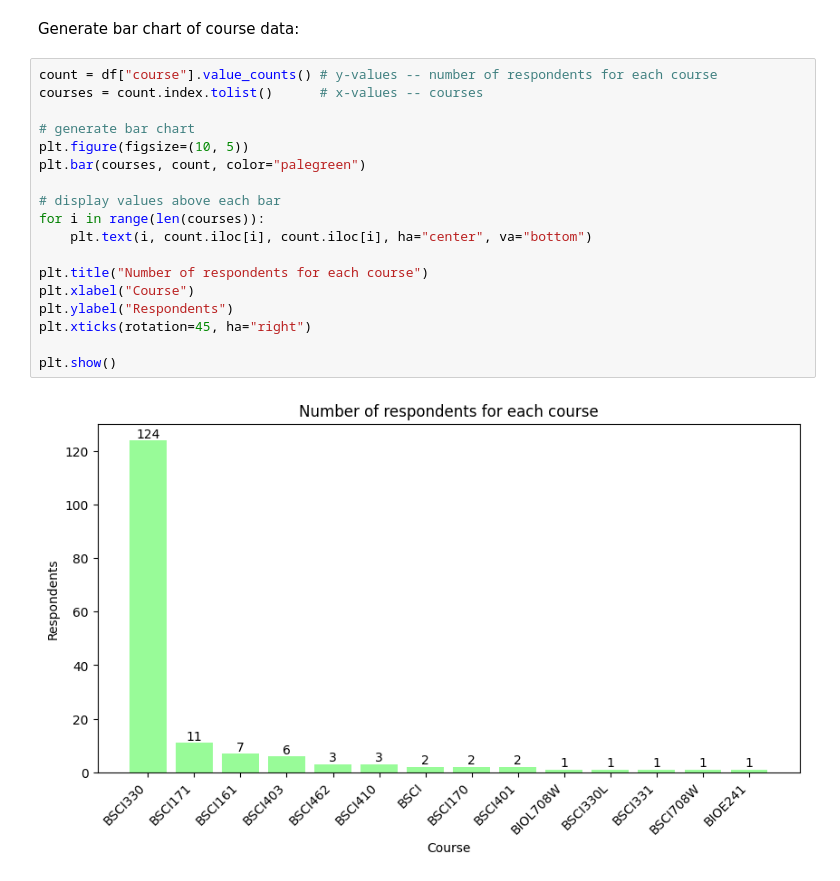
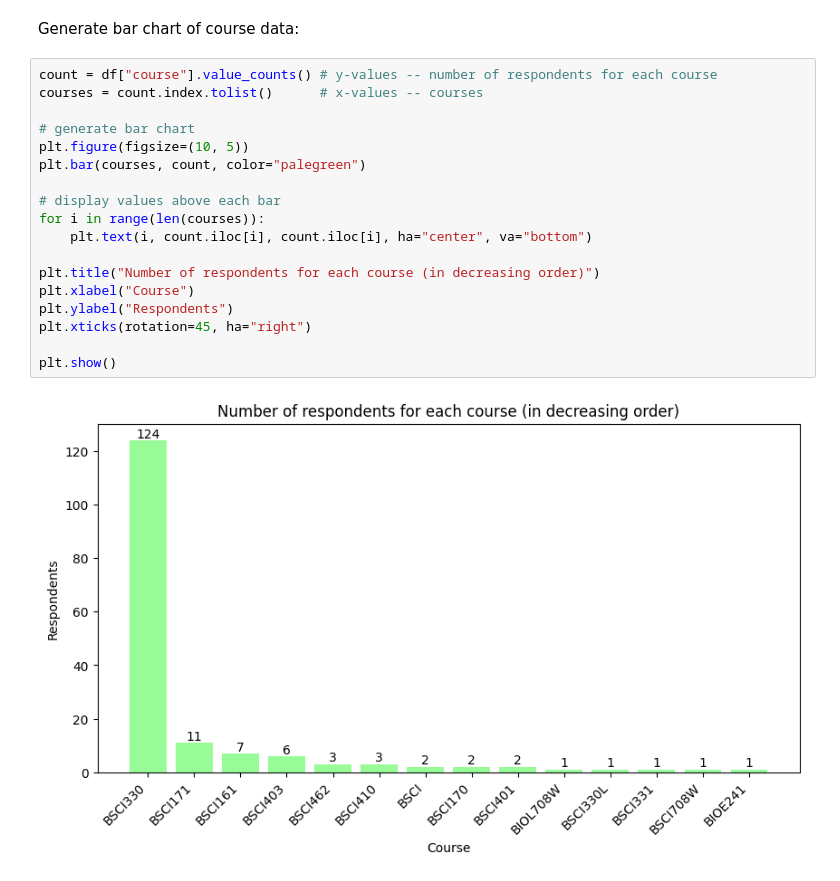
Before and after one commit to maxinehsu/summary-visualizations, a Jupyter notebook: viz.ipynb, the cells around one changed output. Cells and saved outputs as stored; diff of their text form.

Commit message:
updated bar chart title

```diff
--- a/viz.ipynb
+++ b/viz.ipynb
@@ -50,20 +50,20 @@ Generate bar chart of course data:
 # %%
 count = df["course"].value_counts() # y-values -- number of respondents for each course
 courses = count.index.tolist()      # x-values -- courses
 
 # generate bar chart
 plt.figure(figsize=(10, 5))
 plt.bar(courses, count, color="palegreen")
 
 # display values above each bar
 for i in range(len(courses)):
     plt.text(i, count.iloc[i], count.iloc[i], ha="center", va="bottom")
 
-plt.title("Number of respondents for each course")
+plt.title("Number of respondents for each course (in decreasing order)")
 plt.xlabel("Course")
 plt.ylabel("Respondents")
 plt.xticks(rotation=45, ha="right")
 
 plt.show()
 # %% [output]
-[figure, old version]
+[figure, new version]
```
